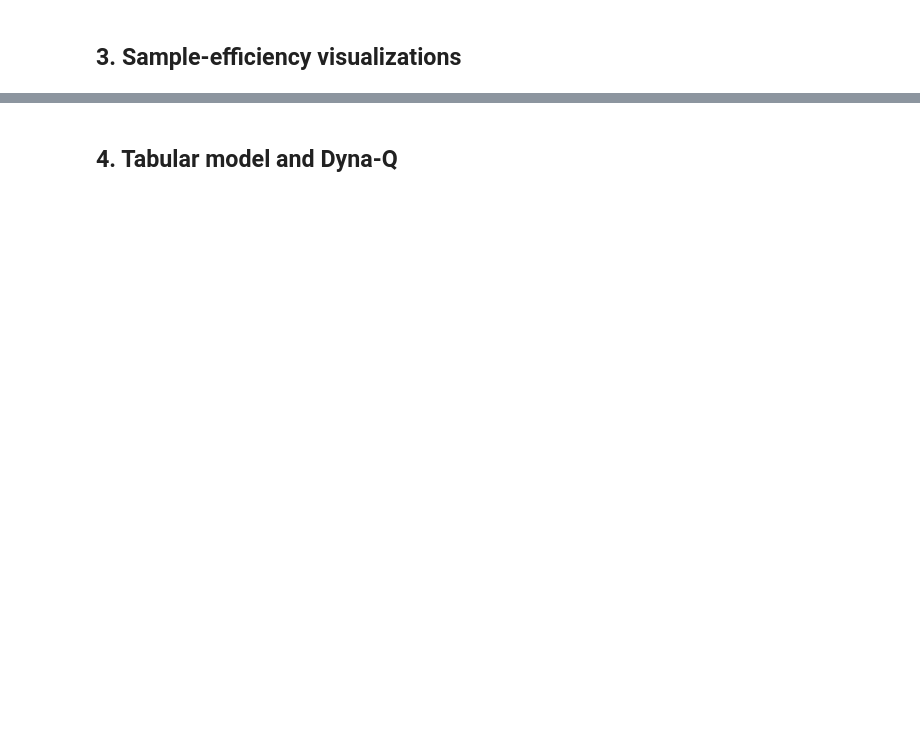
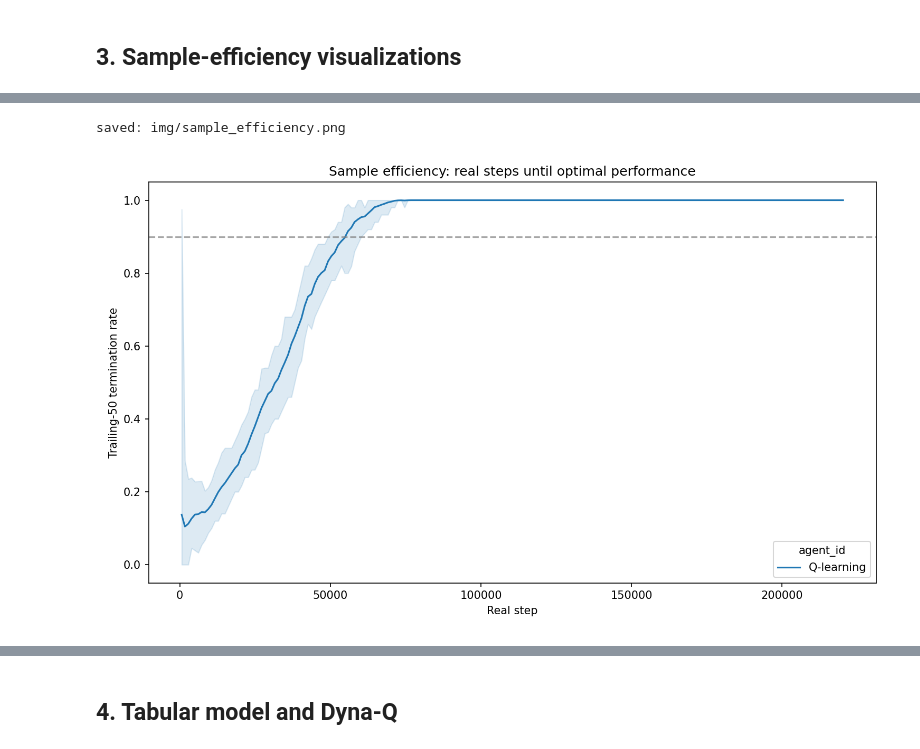
Before and after one commit to craig-rudman/MSDS684, a Jupyter notebook: W7/ipynb/development.ipynb, the cells around one changed output, grey strips where cells are left out. Cells and saved outputs as stored; diff of their text form; code cells hidden in the pictures; blank space fills up the shorter version.

```diff
--- a/W7/ipynb/development.ipynb
+++ b/W7/ipynb/development.ipynb
@@ -327 +325,32 @@ saved: img/episodes_to_optimal.png
+# %%
+# DONE: Build the trailing-50 termination rate line plot (sample efficiency view).
+# Consumes the `traces` DataFrame loaded above.
+
+import sys
+from pathlib import Path
+
+sys.path.insert(0, str(Path.cwd().parent / "src"))
+
+from IPython.display import Image
+from visualizations import plot_termination_rate
+
+LABEL_MAP = {"q_learning": "Q-learning"}
+
+img_path = Path.cwd().parent / "img" / "v1" / "sample_efficiency.png"
+img_path.parent.mkdir(parents=True, exist_ok=True)
+plot_termination_rate(
+    traces,
+    img_path,
+    threshold=0.9,
+    window=50,
+    x_axis="cumulative_steps",
+    label_map=LABEL_MAP,
+    band_alpha=0.15,
+)
+
+print(f"saved: {img_path.relative_to(Path.cwd().parent)}")
+Image(filename=str(img_path))
+# %% [output]
+saved: img/sample_efficiency.png
+[figure, added]
 # %%
```
Also changed, not shown: parts of 11 cells of this notebook, 11 other files.
